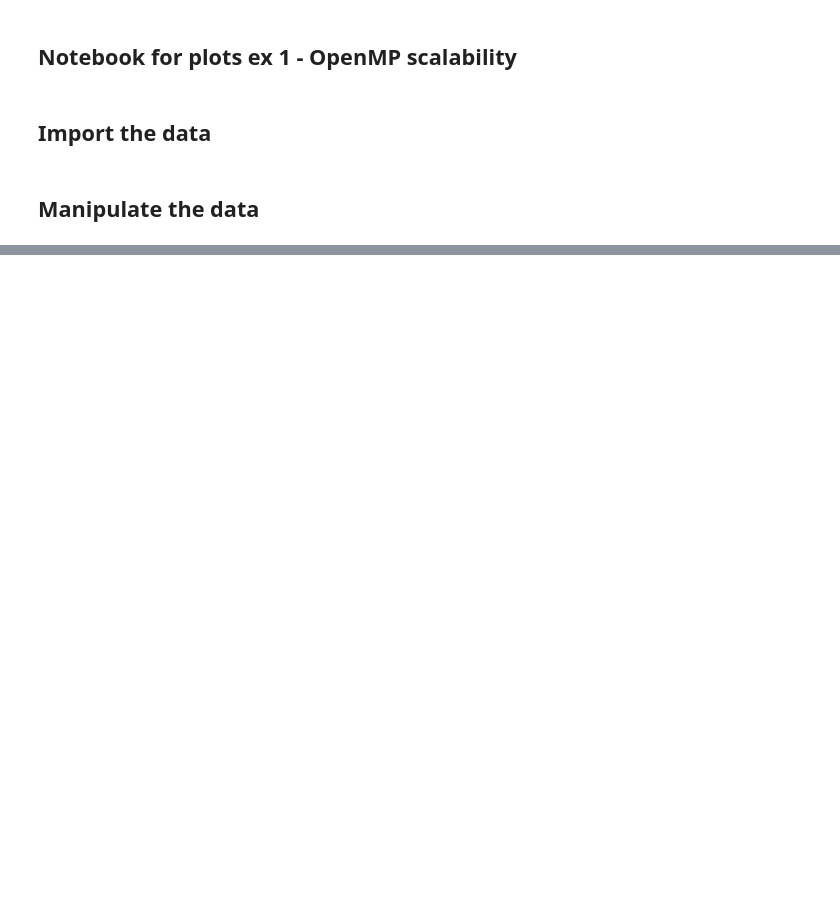
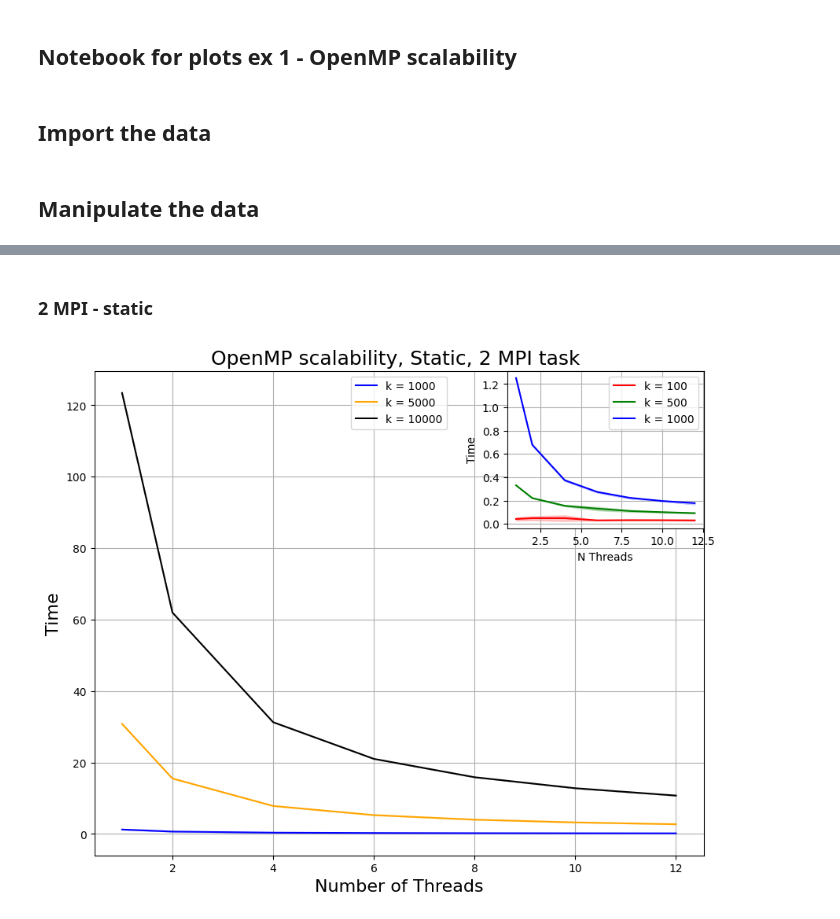
Before and after one commit to paolodr98/Final-assigments-FHPC-course-2022-2023, a Jupyter notebook: exercise1/data/open_mp/analize_open_mp.ipynb, the cells around one changed output, grey strips where cells are left out. Drawn from its saved outputs; the diff is of its cells as text; code cells hidden in the pictures; blank space fills up the shorter version.

```diff
--- a/exercise1/data/open_mp/analize_open_mp.ipynb
+++ b/exercise1/data/open_mp/analize_open_mp.ipynb
@@ -441,0 +211,50 @@ plt.show()
+# %% [markdown]
+### 2 MPI - static
+# %%
+
+fig = plt.figure(figsize=(10, 8))  # Set figure size (width=10, height=8)
+ax = fig.add_subplot(111)  # Create the main plot in the entire figure
+
+ax.plot(n_threads, THIN_static_2_means_ksize_1000, label = 'k = 1000', color = 'blue')
+ax.plot(n_threads, THIN_static_2_means_ksize_5000, label = 'k = 5000', color = 'orange')
+ax.plot(n_threads, THIN_static_2_means_ksize_10000, label = 'k = 10000', color = 'black')
+
+
+ax.fill_between(n_threads, THIN_static_2_means_ksize_1000 - THIN_static_2_std_ksize_1000, THIN_static_2_means_ksize_1000 - THIN_static_2_std_ksize_1000, alpha=0.2, color = 'blue')
+ax.fill_between(n_threads, THIN_static_2_means_ksize_5000 - THIN_static_2_std_ksize_5000, THIN_static_2_means_ksize_5000 - THIN_static_2_std_ksize_5000, alpha=0.2, color = 'orange')
+ax.fill_between(n_threads, THIN_static_2_means_ksize_10000 - THIN_static_2_std_ksize_10000, THIN_static_2_means_ksize_10000 - THIN_static_2_std_ksize_10000, alpha=0.2, color = 'black')
+
+ax.set_xlabel('Number of Threads', fontsize = 16)
+ax.set_ylabel('Time', fontsize = 16)
+ax.set_title('OpenMP scalability, Static, 2 MPI task ', fontsize = 18)
+
+ax.legend(loc='upper center')
+
+ax.grid()
+
+# Define the inset plot location and size
+# The arguments to 'inset_axes' are [left, bottom, width, height] as a fraction of the main plot
+inset_ax = fig.add_axes([0.65, 0.63, 0.25, 0.25])  # Positioning inset at upper-right corner
+
+# Create the inset plot
+inset_ax.plot(n_threads, THIN_static_2_means_ksize_100, label = 'k = 100', color = 'red')
+inset_ax.plot(n_threads, THIN_static_2_means_ksize_500, label = 'k = 500', color = 'green')
+inset_ax.plot(n_threads, THIN_static_2_means_ksize_1000, label = 'k = 1000', color = 'blue')
+
+inset_ax.fill_between(n_threads, THIN_static_2_means_ksize_100 - THIN_static_2_std_ksize_100, THIN_static_2_means_ksize_100 + THIN_static_2_std_ksize_100, alpha=0.2,  color = 'red')
+inset_ax.fill_between(n_threads, THIN_static_2_means_ksize_500 - THIN_static_2_std_ksize_500,  THIN_static_2_means_ksize_500 + THIN_static_2_std_ksize_500, alpha=0.2, color = 'green')
+inset_ax.fill_between(n_threads, THIN_static_2_means_ksize_1000 - THIN_static_2_std_ksize_1000, THIN_static_2_means_ksize_1000 - THIN_static_2_std_ksize_1000, alpha=0.2, color = 'blue')
+
+
+inset_ax.set_ylabel('Time')
+inset_ax.set_xlabel('N Threads')
+
+
+inset_ax.legend(fontsize=10)
+inset_ax.grid()
+
+# Show the plot with the inset
+
+plt.show()
+# %% [output]
+[figure, added]
```
Also changed, not shown: parts of 34 cells of this notebook, 3 other files.
